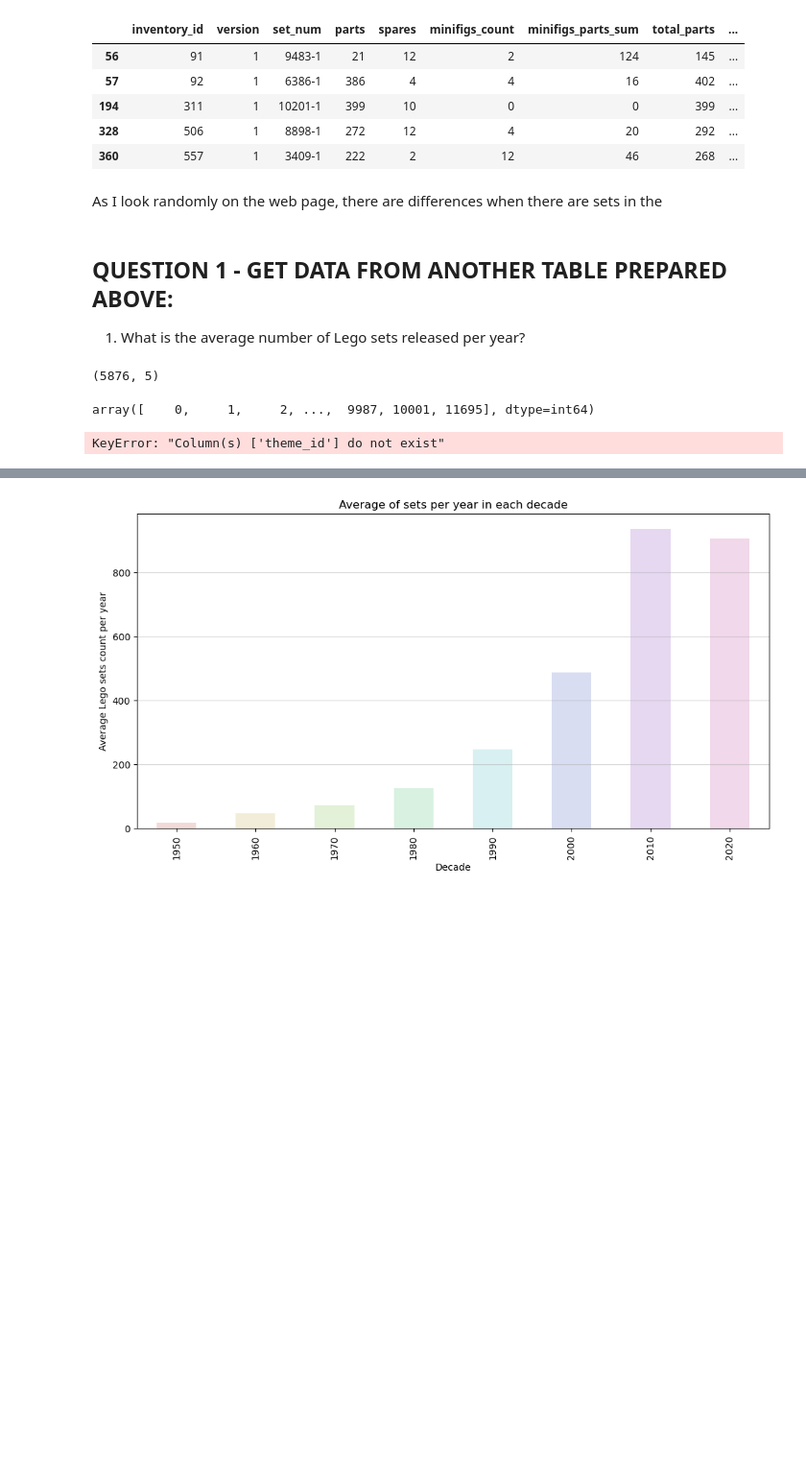
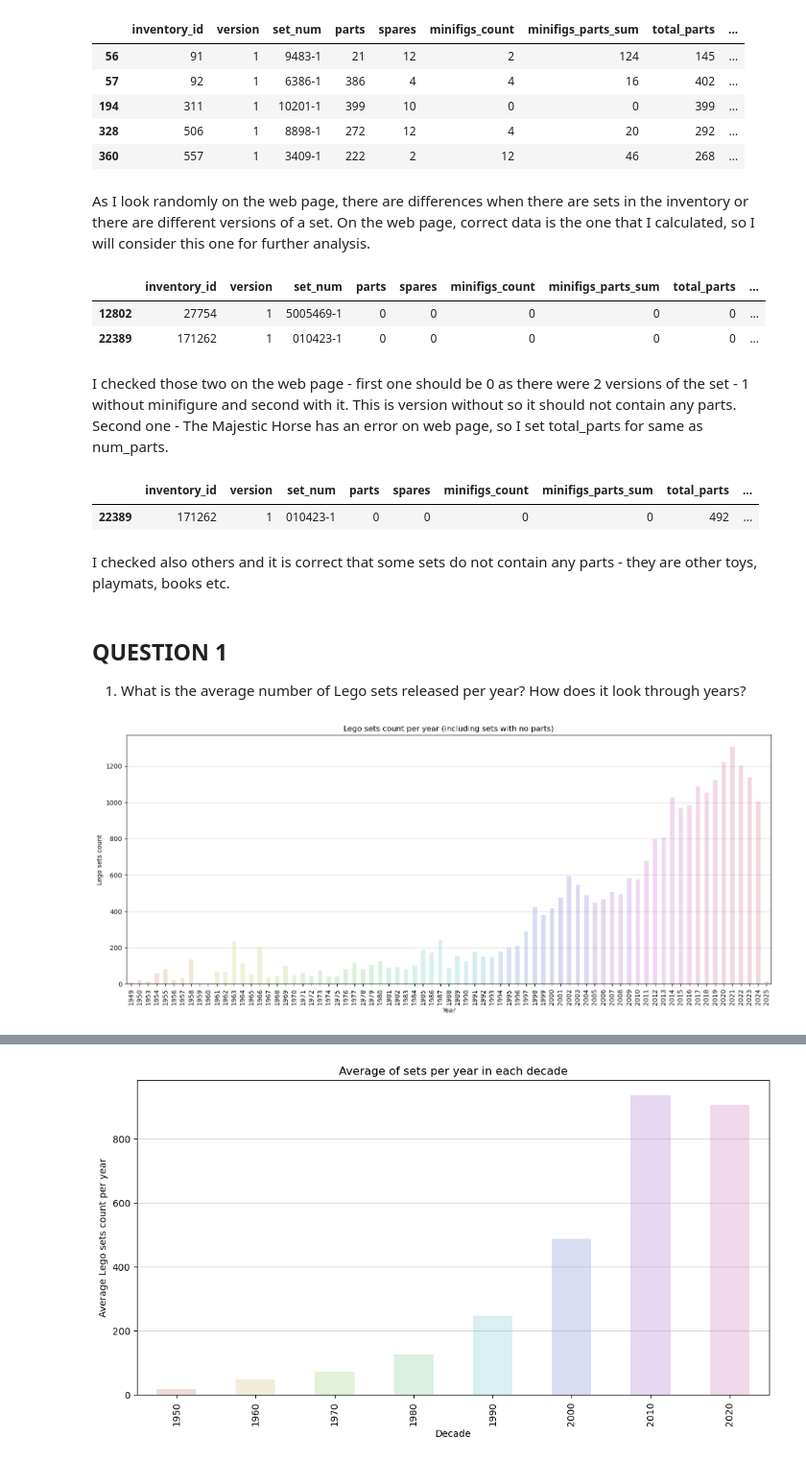
Before and after one commit to katarzynaadamczyk/data_analysis, a Jupyter notebook: lego_bricks/lego_analysis_prepare_dataframes.ipynb, the cells around one changed output, grey strips where cells are left out. Shown at 96% size. Cells and saved outputs as stored; diff of their text form; code cells hidden in the pictures; blank space fills up the shorter version.

Commit message:
working on question 1 finally

```diff
--- a/lego_bricks/lego_analysis_prepare_dataframes.ipynb
+++ b/lego_bricks/lego_analysis_prepare_dataframes.ipynb
@@ -714,23 +714,40 @@ inventories_df.loc[(inventories_df['parts_diff'] != 0) & (inventories_df['num_pa
 | 328 | 506 | 1 | 8898-1 | 272 | 12 | 4 | 20 | 292 | ... |
 | 360 | 557 | 1 | 3409-1 | 222 | 2 | 12 | 46 | 268 | ... |
 # %% [markdown]
-As I look randomly on the web page, there are differences when there are sets in the
+As I look randomly on the web page, there are differences when there are sets in the inventory or there are different versions of a set. On the web page, correct data is the one that I calculated, so I will consider this one for further analysis.
+# %%
+# more integrity check - if there are any sets that contain 0 parts while there are parts in nums_parts?
+inventories_df[(inventories_df['total_parts'] == 0) & (inventories_df['num_parts'] != 0)]
+# %% [output]
+|  | inventory_id | version | set_num | parts | spares | minifigs_count | minifigs_parts_sum | total_parts | ... |
+| 12802 | 27754 | 1 | 5005469-1 | 0 | 0 | 0 | 0 | 0 | ... |
+| 22389 | 171262 | 1 | 010423-1 | 0 | 0 | 0 | 0 | 0 | ... |
+# %% [markdown]
+I checked those two on the web page - first one should be 0 as there were 2 versions of the set - 1 without minifigure and second with it. This is version without so it should not contain any parts.
+Second one - The Majestic Horse has an error on web page, so I set total_parts for same as num_parts.
+# %%
+inventories_df.loc[inventories_df['inventory_id'] == 171262, 'total_parts'] = inventories_df.loc[inventories_df['inventory_id'] == 171262, 'num_parts'].iloc[0]
+inventories_df.loc[inventories_df['inventory_id'] == 171262]
+# %% [output]
+|  | inventory_id | version | set_num | parts | spares | minifigs_count | minifigs_parts_sum | total_parts | ... |
+| 22389 | 171262 | 1 | 010423-1 | 0 | 0 | 0 | 0 | 492 | ... |
+# %% [markdown]
+I checked also others and it is correct that some sets do not contain any parts - they are other toys, playmats, books etc.
 # %% [markdown]
-## QUESTION 1 - GET DATA FROM ANOTHER TABLE PREPARED ABOVE:
-1. What is the average number of Lego sets released per year?
+## QUESTION 1
+1. What is the average number of Lego sets released per year? How does it look through years?
-# %%
-# more for questions 2 & 3
-sets_table.loc[sets_table['num_parts'] == 0].shape
-# %% [output]
-(5876, 5)
-# %%
-# more for questions 2 & 3
-np.sort(sets_table['num_parts'].unique())
-# %% [output]
-array([    0,     1,     2, ...,  9987, 10001, 11695], dtype=int64)
-# %%
-sets_table_year = sets_table.groupby('year').agg(Count=('theme_id', 'count')).sort_values(by='year').reset_index()
-sets_table_year.head()
-# %% [output]
-KeyError: "Column(s) ['theme_id'] do not exist"
+# %%
+# how it looks with sets that do not have any parts
+ax = sns.set_style(style=None)
+fig, ax = plt.subplots(figsize=(18,7))
+years_order = sorted(inventories_df['year'].unique())
+plt.grid(axis='y', alpha=0.5)
+sns.countplot(data = inventories_df, x='year', alpha=0.25, ax=ax, palette='hls', width=0.5, order=years_order)
+ax.tick_params(axis='x', rotation=90)
+ax.set_title('Lego sets count per year (including sets with no parts)')
+ax.set_ylabel('Lego sets count')
+ax.set_xlabel('Year')
+plt.show()
+# %% [output]
+[figure, added]
 # %%
```
Also changed, not shown: parts of 5 cells of this notebook.
